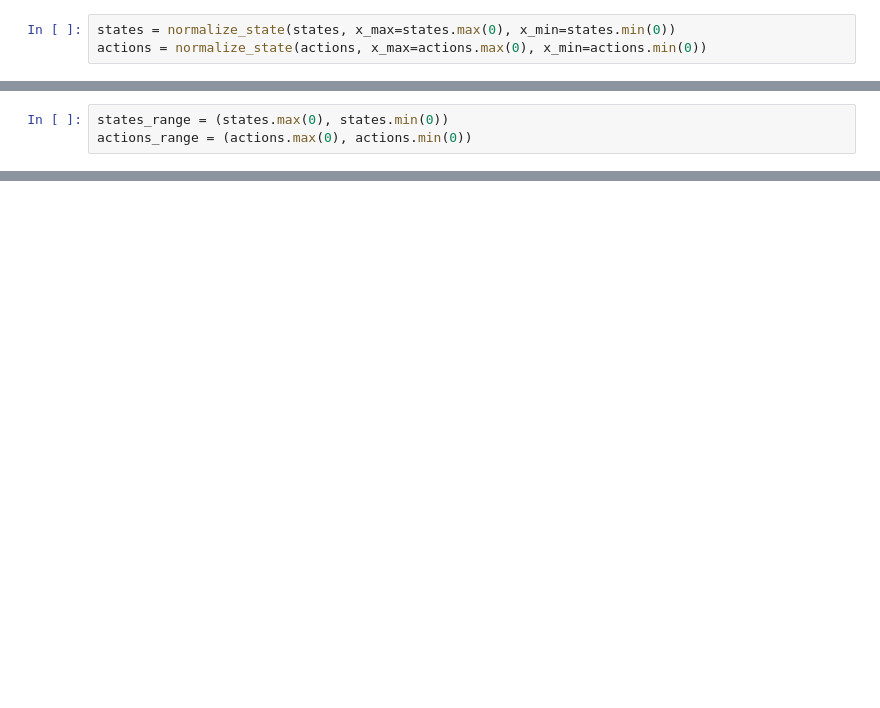
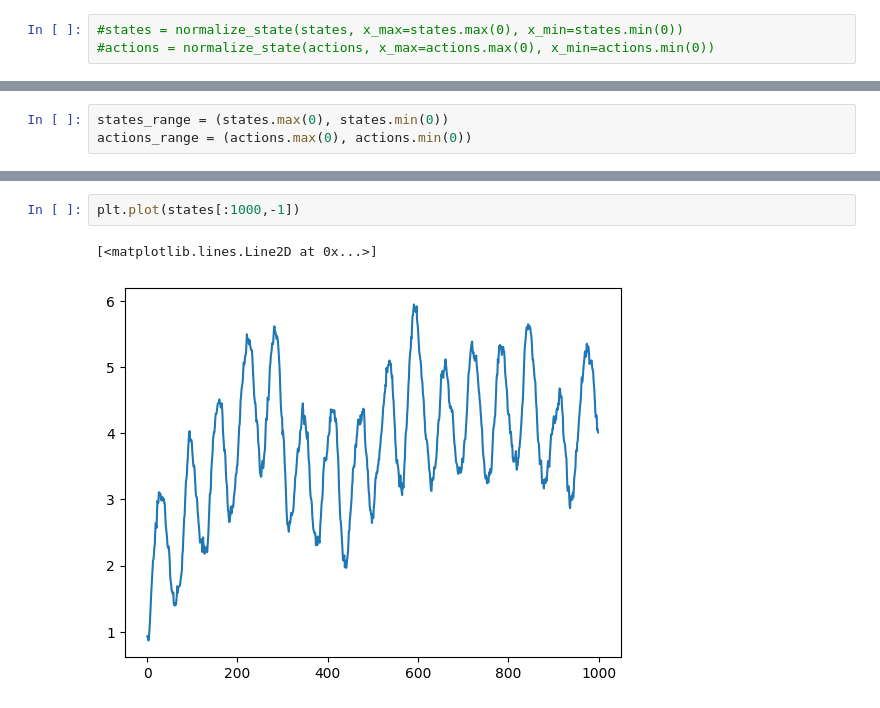
Before and after one commit to neverorfrog/simple_neural_mpc, a Jupyter notebook: dev_notebook/test.ipynb, the cells around one changed output, grey strips where cells are left out. Saved outputs shown, nothing was run; the diff lists cells and outputs as text; blank space fills up the shorter version.

```diff
--- a/dev_notebook/test.ipynb
+++ b/dev_notebook/test.ipynb
@@ -46,6 +55,6 @@ array([1.17823728e+03, 2.09499441e+02, 4.19413730e-01])
 # %%
-states = normalize_state(states, x_max=states.max(0), x_min=states.min(0))
-actions = normalize_state(actions, x_max=actions.max(0), x_min=actions.min(0))
+#states = normalize_state(states, x_max=states.max(0), x_min=states.min(0))
+#actions = normalize_state(actions, x_max=actions.max(0), x_min=actions.min(0))
 # %%
 params = TrainParams()
 # %%
@@ -400,0 +417,5 @@ array([[0.267004, 0.004874, 0.329415, 1.      ],
+# %%
+plt.plot(states[:1000,-1])
+# %% [output]
+[<matplotlib.lines.Line2D at 0x...>]
+[figure, added]
```
Also changed, not shown: parts of 17 cells of this notebook.
